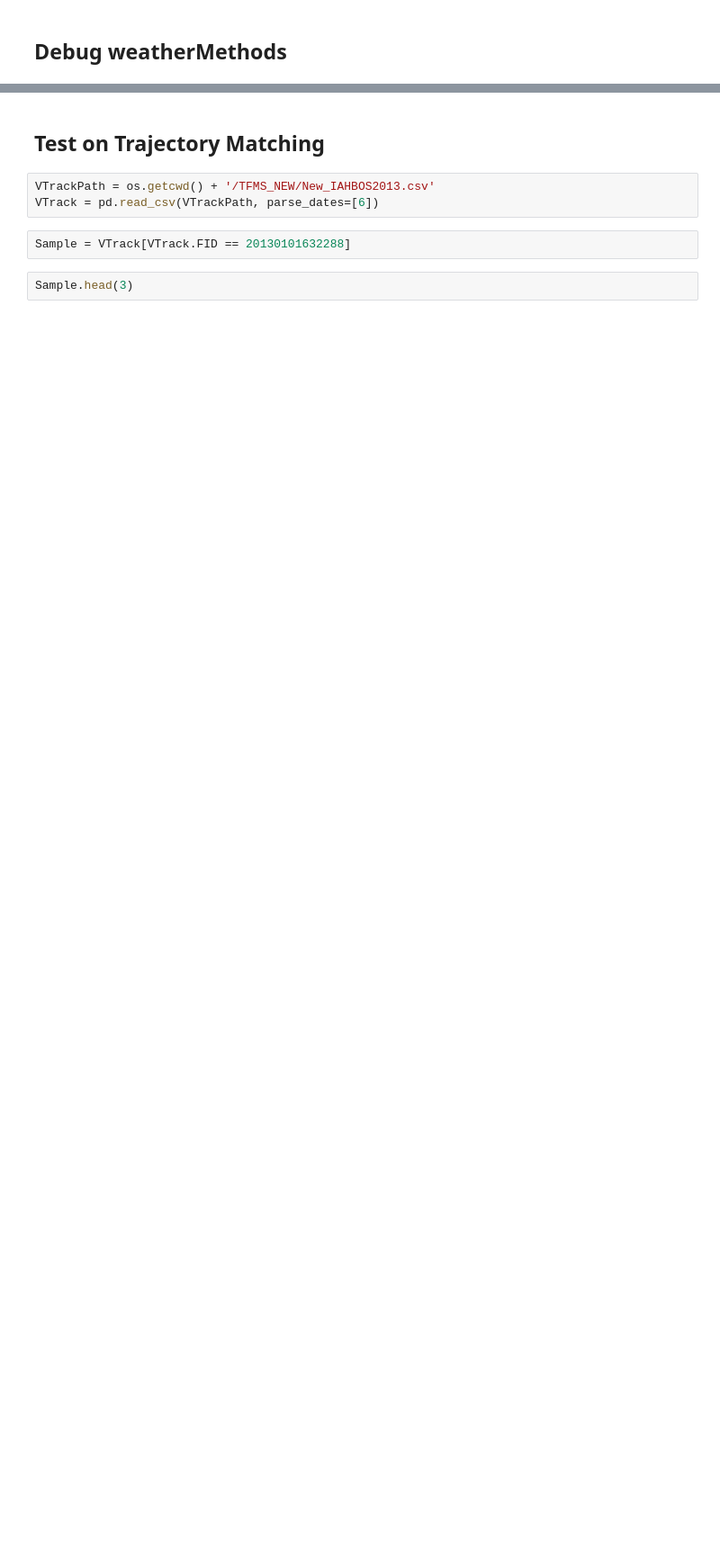
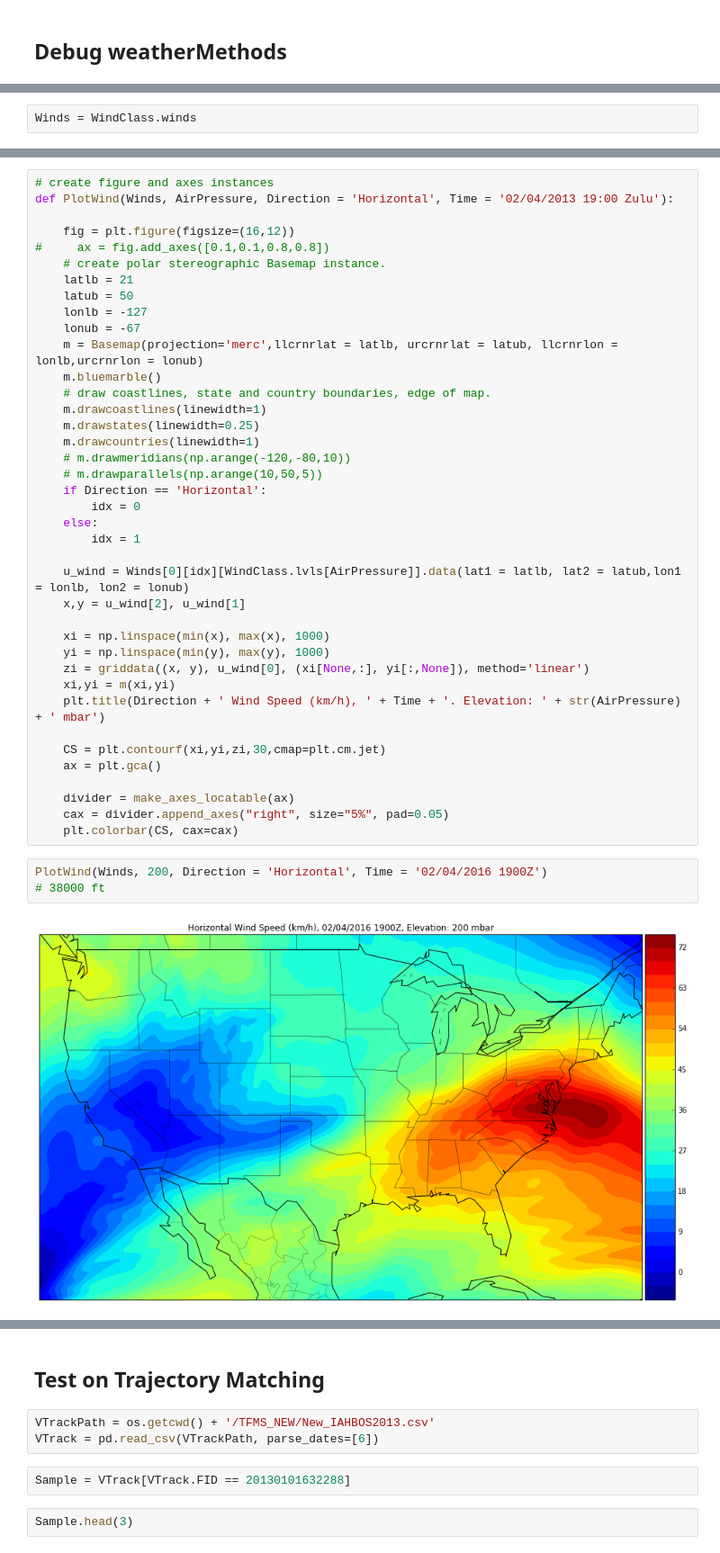
Before and after one commit to JeromeBlanchet/Wind_Mining, a Jupyter notebook: WindData_Debug.ipynb, the cells around one changed output, grey strips where cells are left out. Shown at 90% size. Drawn from its saved outputs; the diff is of its cells as text; blank space fills up the shorter version.

Commit message:
Visualization

```diff
--- a/WindData_Debug.ipynb
+++ b/WindData_Debug.ipynb
@@ -59,0 +56,2 @@ print(len(WindClass.winds))
+# %%
+Winds = WindClass.winds
@@ -59,0 +62,44 @@ print(len(WindClass.winds))
+# %%
+# create figure and axes instances
+def PlotWind(Winds, AirPressure, Direction = 'Horizontal', Time = '02/04/2013 19:00 Zulu'):
+
+    fig = plt.figure(figsize=(16,12))
+#     ax = fig.add_axes([0.1,0.1,0.8,0.8])
+    # create polar stereographic Basemap instance.
+    latlb = 21
+    latub = 50
+    lonlb = -127
+    lonub = -67
+    m = Basemap(projection='merc',llcrnrlat = latlb, urcrnrlat = latub, llcrnrlon = lonlb,urcrnrlon = lonub)
+    m.bluemarble()
+    # draw coastlines, state and country boundaries, edge of map.
+    m.drawcoastlines(linewidth=1)
+    m.drawstates(linewidth=0.25)
+    m.drawcountries(linewidth=1)
+    # m.drawmeridians(np.arange(-120,-80,10))
+    # m.drawparallels(np.arange(10,50,5))
+    if Direction == 'Horizontal':
+        idx = 0
+    else:
+        idx = 1
+
+    u_wind = Winds[0][idx][WindClass.lvls[AirPressure]].data(lat1 = latlb, lat2 = latub,lon1 = lonlb, lon2 = lonub)
+    x,y = u_wind[2], u_wind[1]
+
+    xi = np.linspace(min(x), max(x), 1000)
+    yi = np.linspace(min(y), max(y), 1000)
+    zi = griddata((x, y), u_wind[0], (xi[None,:], yi[:,None]), method='linear')
+    xi,yi = m(xi,yi)
+    plt.title(Direction + ' Wind Speed (km/h), ' + Time + '. Elevation: ' + str(AirPressure) + ' mbar')
+
+    CS = plt.contourf(xi,yi,zi,30,cmap=plt.cm.jet)
+    ax = plt.gca()
+
+    divider = make_axes_locatable(ax)
+    cax = divider.append_axes("right", size="5%", pad=0.05)
+    plt.colorbar(CS, cax=cax)
+# %%
+PlotWind(Winds, 200, Direction = 'Horizontal', Time = '02/04/2016 1900Z')
+# 38000 ft
+# %% [output]
+[figure, added]
```
Also changed, not shown: parts of 12 cells of this notebook.
